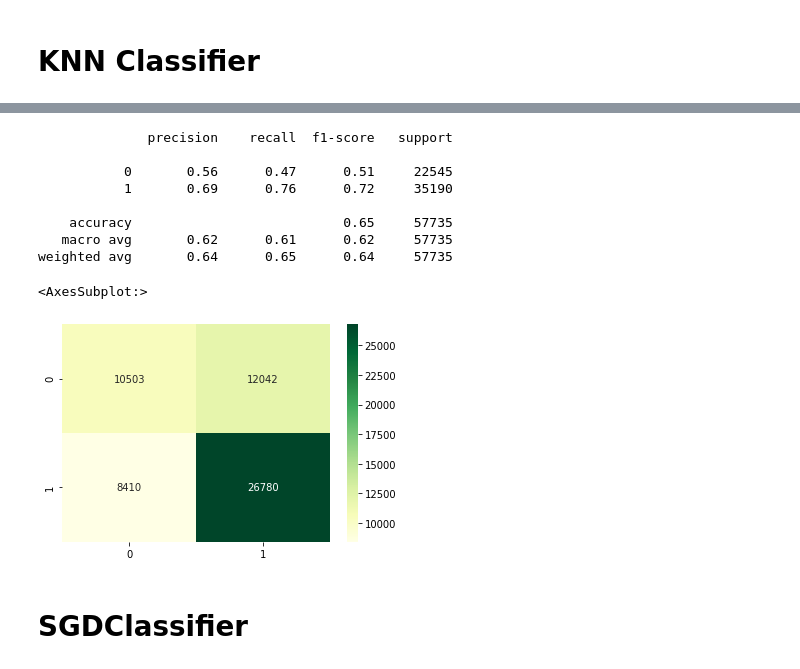
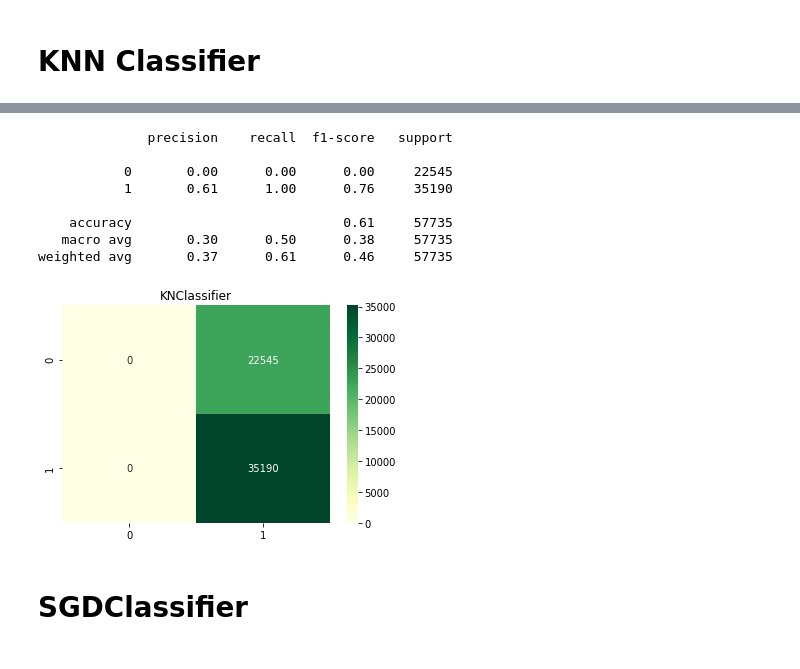
Before and after one commit to dominikmn/ds-kickstarter-project, a Jupyter notebook: 06_model_dominik.ipynb, the cells around one changed output, grey strips where cells are left out. Drawn from its saved outputs; the diff is of its cells as text; code cells hidden in the pictures.

```diff
--- a/06_model_dominik.ipynb
+++ b/06_model_dominik.ipynb
@@ -57,11 +62,14 @@ y_pred_knn = knn_clf.predict(X_test)
+# %%
+#y_pred_knn = knn_clf.predict(X_test)
+y_pred_knn = np.ones(len(y_test))
 # %%
 print(classification_report(y_test, y_pred_knn))
 # %% [output]
               precision    recall  f1-score   support
 
-           0       0.56      0.47      0.51     22545
-           1       0.69      0.76      0.72     35190
+           0       0.00      0.00      0.00     22545
+           1       0.61      1.00      0.76     35190
 
-    accuracy                           0.65     57735
-   macro avg       0.62      0.61      0.62     57735
-weighted avg       0.64      0.65      0.64     57735
+    accuracy                           0.61     57735
+   macro avg       0.30      0.50      0.38     57735
+weighted avg       0.37      0.61      0.46     57735
@@ -68,9 +78,10 @@ weighted avg       0.64      0.65      0.64     57735
 # %%
-confm_knn = confusion_matrix(y_test, y_pred_knn)
-sns.heatmap(confm_knn, annot = True, fmt = "g", cmap='YlGn')
+ax = plt.axes()
+sns.heatmap(confm_knn, annot = True, fmt = "g", cmap='YlGn', ax=ax)
+ax.set_title('KNClassifier')
+plt.show();
 # %% [output]
-<AxesSubplot:>
-[figure, old version]
+[figure, new version]
 # %% [markdown]
 # SGDClassifier
 # %%
```
Also changed, not shown: parts of 29 cells of this notebook.
